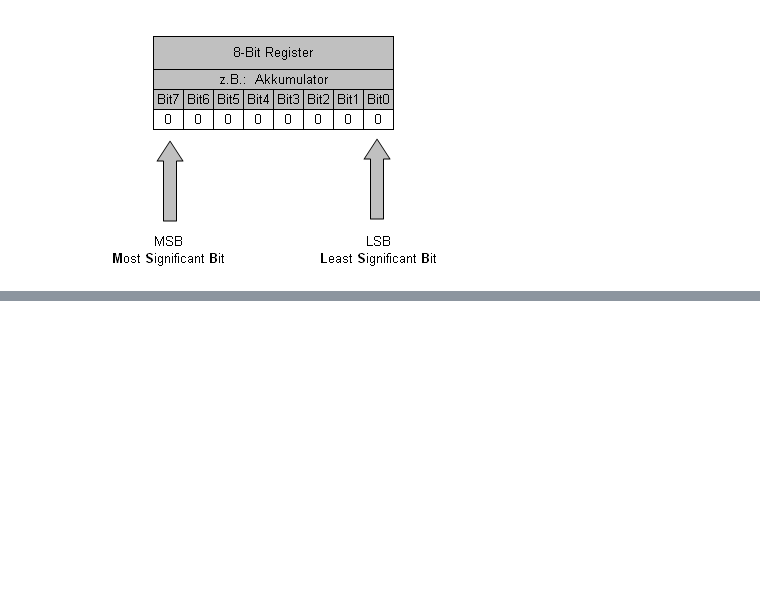
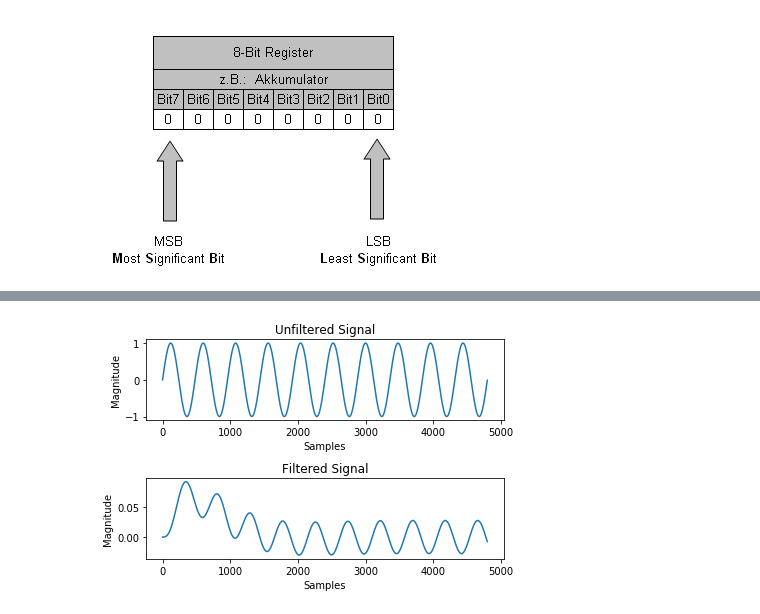
Before and after one commit to chipmuenk/dsp_nmigen, a Jupyter notebook: dsp_migen/IIR/IIR_Test.ipynb, the cells around one changed output, grey strips where cells are left out. Cells and saved outputs as stored; diff of their text form; code cells hidden in the pictures; blank space fills up the shorter version.

```diff
--- a/dsp_migen/IIR/IIR_Test.ipynb
+++ b/dsp_migen/IIR/IIR_Test.ipynb
@@ -174,0 +175,86 @@ new coefa and coefb:
+# %%
+import matplotlib.pyplot as plt #For plotting
+from math import sin, pi #For generating input signals
+import sys #For reading command line arguments
+import scipy.signal as sig
+import numpy as np
+
+### Filter - 6KHz->8Khz Bandpass Filter
+### @param [in] input - input unfiltered signal
+### @param [out] output - output filtered signal
+def filter(x , coefb, coefa):
+    y = [0]*48000
+    for n in range(0, len(x)):
+        y[n] = coefa[0]*y[n]/(2**Exp)
+        for m in range(len(coefb)):
+            y[n] = y[n] +  (coefb[m]*x[n-m] -(coefa[m]*y[n-m]))/(2**Exp)
+        #y[n] = (coefb[0]*x[n] + coefb[1]*x[n-1]+  coefb[2]*x[n-2] -(coefa[1]*y[n-1] + coefa[2]*y[n-2]))/(2**Exp)
+    return y
+
+###Read in desired frequency from command line
+#frequency = int(sys.argv[1])
+frequency = 100
+
+## Create the filter
+Fs = 48000           #Sample Frequ
+samples = 48000       #Number of Samples
+f = 100             #Sig gen Frequ
+n = 2               #Order of Filter
+rs = 30             #only for Cheby
+fc = 20            #Cut Frequ
+w_c = 2*fc/Fs       #Digital Frequ -> 0 - 0.5
+Exp = 20
+Type = 'int32'      #Type of the internal calc
+
+[coefb,coefa] = sig.iirfilter(n,w_c ,0,rs, btype="lowpass", analog=False, ftype="butter")
+
+###Used to do test for the needed Exponent
+print(coefa,coefb)
+i=0
+for c in coefa:
+    coefa[i] = np.int(coefa[i]*2**Exp)        #Takes the Coeficients an multiplys it with 2**Exp then cuts the fract bits
+    i=i+1
+coefa = coefa.astype(Type)
+print(coefa)
+i=0
+for c in coefb:
+    coefb[i] = int(coefb[i]*2**Exp)        #Takes the Coeficients an multiplys it with 2**Exp then cuts the fract bits
+    i=i+1
+coefb = coefb.astype(Type)
+print(coefb)
+###########################################
+
+
+### Create empty arrays
+input = [0]*samples
+output = [0]*samples
+
+### Fill array with xxxHz signal
+for i in range(samples):
+    input[i] = int((2**Exp)*sin(2 * pi * frequency * i / samples)) #+ sin(2 * pi * 70 * i / 48000)
+      #Scale the input with 2**Exp
+
+### Run the signal through the filter
+output = filter(input,coefb,coefa)
+
+### Grab samples from input and output #1/100th of a second
+output_section = output[0:4800]
+output_section = [i / (2**Exp) for i in output_section]
+input_section = input[0:4800]
+input_section = [i / (2**Exp) for i in input_section]
+
+### Plot the signals for comparison
+plt.figure(1)
+plt.subplot(211)
+plt.ylabel('Magnitude')
+plt.xlabel('Samples')
+plt.title('Unfiltered Signal')
+plt.plot(input_section)
+plt.subplot(212)
+plt.ylabel('Magnitude')
+plt.xlabel('Samples')
+plt.title('Filtered Signal')
+plt.plot(output_section)
+plt.tight_layout()
+plt.show()
+# %% [output]
@@ -174,0 +264 @@ new coefa and coefb:
+[figure, added]
```
Also changed, not shown: parts of 6 cells of this notebook.
